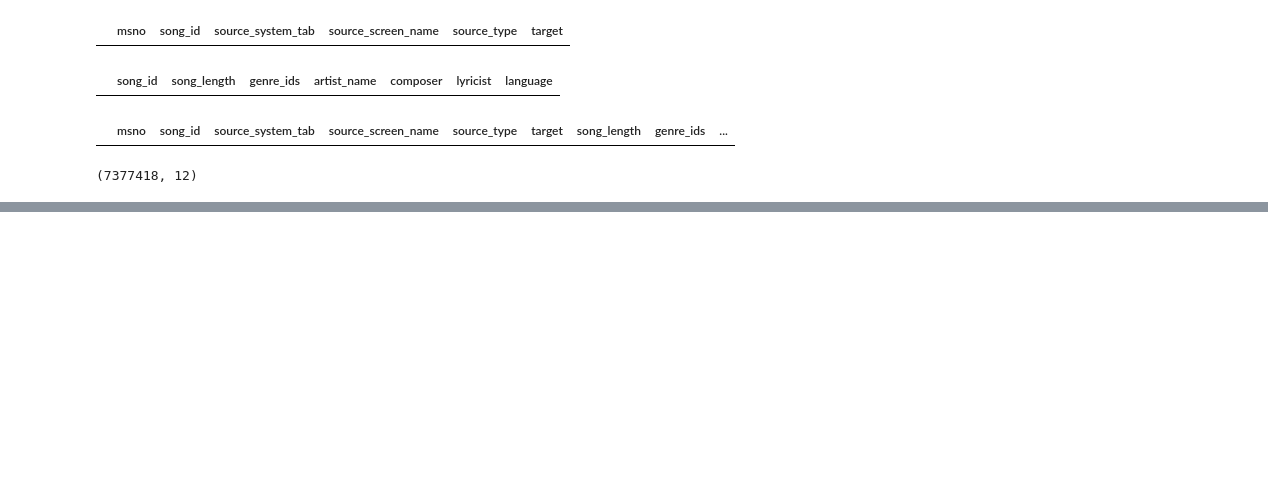
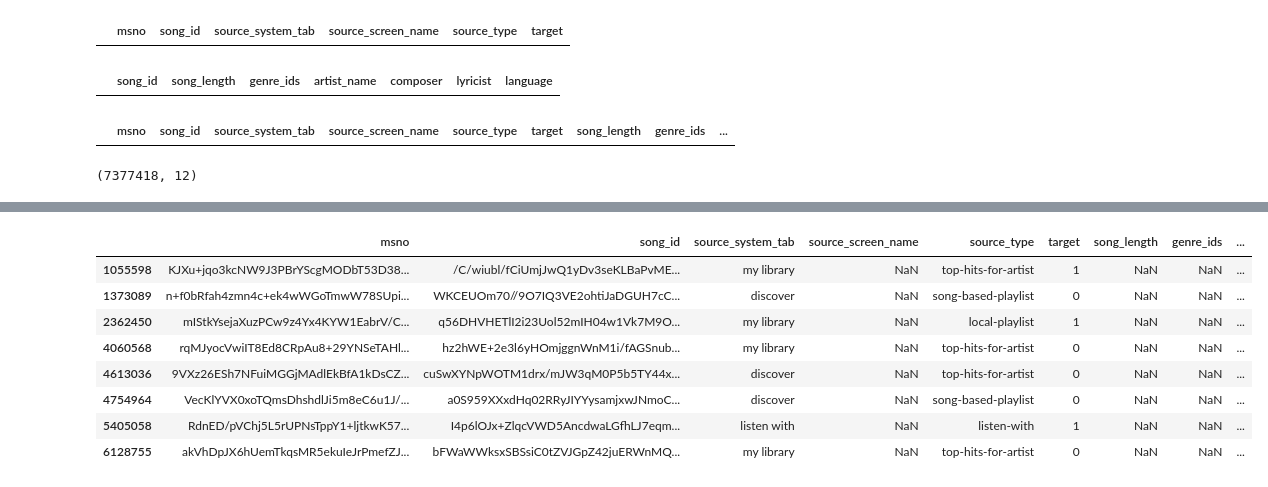
Before and after one commit to ShangyinGao/kaggle-KKBox, a Jupyter notebook: kaggle-data-merge.ipynb, the cells around one changed output, grey strips where cells are left out. Drawn from its saved outputs; the diff is of its cells as text; code cells hidden in the pictures; blank space fills up the shorter version.

```diff
--- a/kaggle-data-merge.ipynb
+++ b/kaggle-data-merge.ipynb
@@ -76,0 +86,14 @@ dsongs[dsongs.song_id == 'JNWfrrC7zNN7BdMpsISKa4Mw+xVJYNnxXh3/Epw7QgY=']
+# %%
+dmerge_miss_rows = dmerge.isnull().sum(axis=1)
+# %%
+dmerge.loc[dmerge_miss_rows == dmerge_miss_rows.max() , :]
+# %% [output]
+|  | msno | song_id | source_system_tab | source_screen_name | source_type | target | song_length | genre_ids | ... |
+| 1055598 | KJXu+jqo3kcNW9J3PBrYScgMODbT53D38... | /C/wiubl/fCiUmjJwQ1yDv3seKLBaPvME... | my library | NaN | top-hits-for-artist | 1 | NaN | NaN | ... |
+| 1373089 | n+f0bRfah4zmn4c+ek4wWGoTmwW78SUpi... | WKCEUOm70//9O7IQ3VE2ohtiJaDGUH7cC... | discover | NaN | song-based-playlist | 0 | NaN | NaN | ... |
+| 2362450 | mIStkYsejaXuzPCw9z4Yx4KYW1EabrV/C... | q56DHVHETlI2i23Uol52mIH04w1Vk7M9O... | my library | NaN | local-playlist | 1 | NaN | NaN | ... |
+| 4060568 | rqMJyocVwiIT8Ed8CRpAu8+29YNSeTAHl... | hz2hWE+2e3l6yHOmjggnWnM1i/fAGSnub... | my library | NaN | top-hits-for-artist | 0 | NaN | NaN | ... |
+| 4613036 | 9VXz26ESh7NFuiMGGjMAdlEkBfA1kDsCZ... | cuSwXYNpWOTM1drx/mJW3qM0P5b5TY44x... | discover | NaN | top-hits-for-artist | 0 | NaN | NaN | ... |
+| 4754964 | VecKlYVX0xoTQmsDhshdlJi5m8eC6u1J/... | a0S959XXxdHq02RRyJIYYysamjxwJNmoC... | discover | NaN | song-based-playlist | 0 | NaN | NaN | ... |
+| 5405058 | RdnED/pVChj5L5rUPNsTppY1+ljtkwK57... | I4p6lOJx+ZlqcVWD5AncdwaLGfhLJ7eqm... | listen with | NaN | listen-with | 1 | NaN | NaN | ... |
+| 6128755 | akVhDpJX6hUemTkqsMR5ekuIeJrPmefZJ... | bFWaWWksxSBSsiC0tZVJGpZ42juERWnMQ... | my library | NaN | top-hits-for-artist | 0 | NaN | NaN | ... |
```
Also changed, not shown: parts of 24 cells of this notebook, 1 other file.
